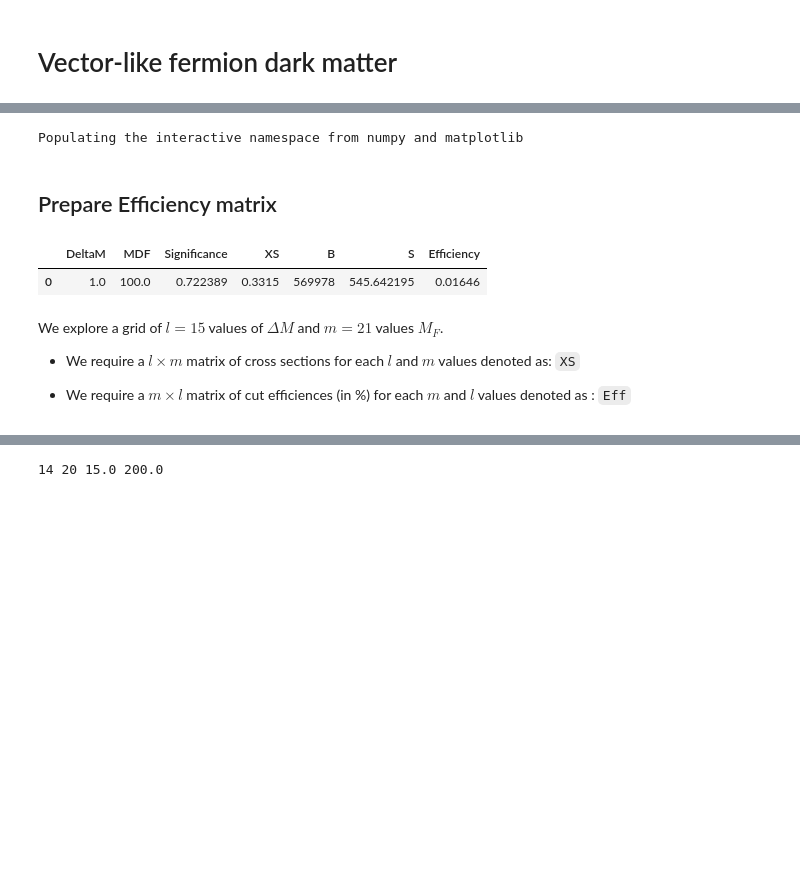
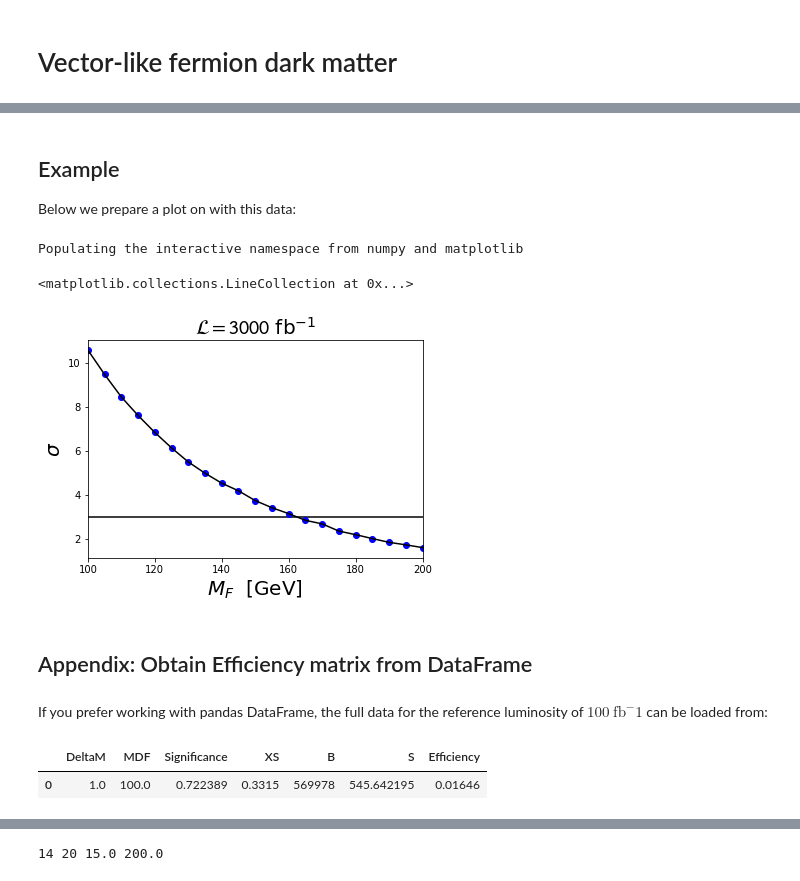
Before and after one commit to restrepo/VLF_CompressedSpectra, a Jupyter notebook: index.ipynb, the cells around one changed output, grey strips where cells are left out. Saved outputs shown, nothing was run; the diff lists cells and outputs as text; code cells hidden in the pictures; blank space fills up the shorter version.

Commit message:
Notebook with efficiences

```diff
--- a/index.ipynb
+++ b/index.ipynb
@@ -4,0 +11,2 @@ Luminosity $100\ \text{fb}^{-1}$
+# %%
+B=569978
@@ -4,0 +15,4 @@ Luminosity $100\ \text{fb}^{-1}$
+# %%
+import numpy as np
+DeltaM=np.arange(1,16,1) # [1,2,...,15]
+MDF=np.arange(100,205,5) # [100,105,...,200]
@@ -5,12 +34,54 @@ Luminosity $100\ \text{fb}^{-1}$
+# %% [markdown]
+## Example
+Below we prepare a plot on with this data:
 # %%
 %pylab inline
 # %% [output]
 Populating the interactive namespace from numpy and matplotlib
+# %%
+import pandas as pd
+
+def Z(S,B):
+    return S/np.sqrt(S+B)
+
+def significance(XS,Eff,Lumi,TB,background_lumi=100000):
+    '''XS: Cross section in pb
+       Eff: Cut efficiency in %
+       Lumi in pb^-1
+       TB: SM Backound at 30000 pb^-1
+    '''
+    Evts=Lumi*(XS.transpose())*(Eff)
+    return Z(Evts,TB*Lumi/background_lumi) #Z(Evts,TB)
+
+dh=pd.DataFrame()
+Lumis=[3000000] # in pb^-1
+
+for Lumi in Lumis:
+    Significance=significance(XS,Eff,Lumi,B)
+    for i in range(DeltaM.shape[0]):
+        dh=dh.append({'Luminosity':Lumi,'DeltaM':DeltaM[i],'MDF':MDF,'XS':XS[i],'Eff':Eff.transpose()[i],\
+                      'Significance':Significance.transpose()[i]},ignore_index=True)
+# %%
+DeltaM1=5
+df1=dh[dh.DeltaM==DeltaM1].reset_index(drop=True)
+
+plt.plot(df1.MDF[0],df1.Significance[0],'bo')
+plt.plot(df1.MDF[0],df1.Significance[0],'k-')
+plt.xlabel('$M_F$  [GeV]',size=20)
+plt.ylabel('$\sigma$ ',size=20)
+plt.title('$\cal L=3000$ fb${}^{-1}$',size=20)
+plt.xlim(100,200)
+plt.hlines(3,100,200)
+# %% [output]
+<matplotlib.collections.LineCollection at 0x...>
+[figure, added]
 # %%
 import pandas as pd
 import numpy as np
 # %% [markdown]
-## Prepare Efficiency matrix
+## Appendix: Obtain Efficiency matrix from DataFrame
+# %% [markdown]
+If you prefer working with pandas DataFrame, the full data for the reference luminosity of $100\ \text{fb}^-1$ can be loaded from:
 # %%
 df=pd.read_csv('grid_lumi_100fb-1.csv')
 # %%
@@ -18,9 +89,3 @@ df[:1]
 # %% [output]
 |  | DeltaM | MDF | Significance | XS | B | S | Efficiency |
 | 0 | 1.0 | 100.0 | 0.722389 | 0.3315 | 569978 | 545.642195 | 0.01646 |
-# %% [markdown]
-We explore a grid of $l=15$ values of $\Delta M$ and $m=21$ values $M_{F}$.
-
-* We require a $l\times m$ matrix of cross sections for each $l$ and $m$ values denoted as: `XS`
-
-* We require a $m\times l$ matrix of cut efficiences (in %) for each $m$ and $l$ values denoted as : `Eff`
```
Also changed, not shown: parts of 68 cells of this notebook, 2 other files.
